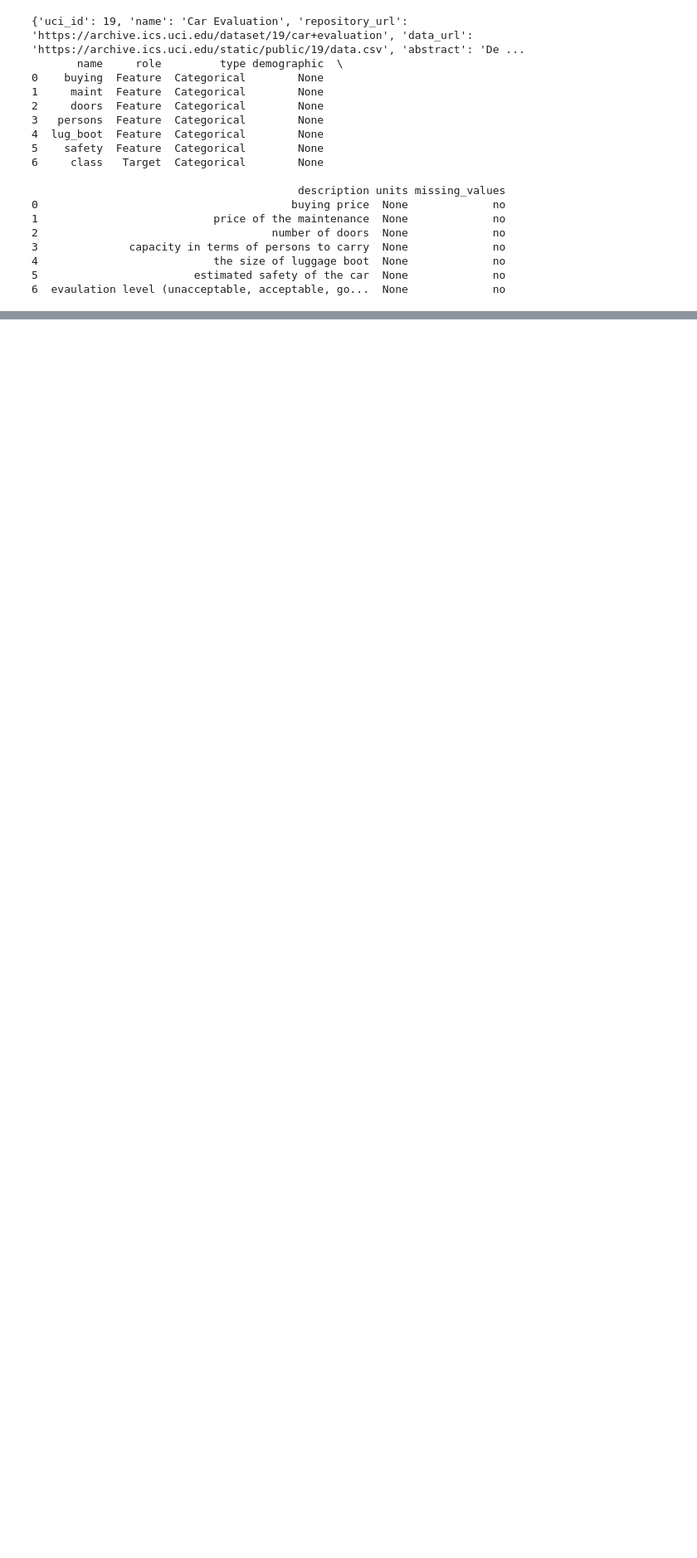
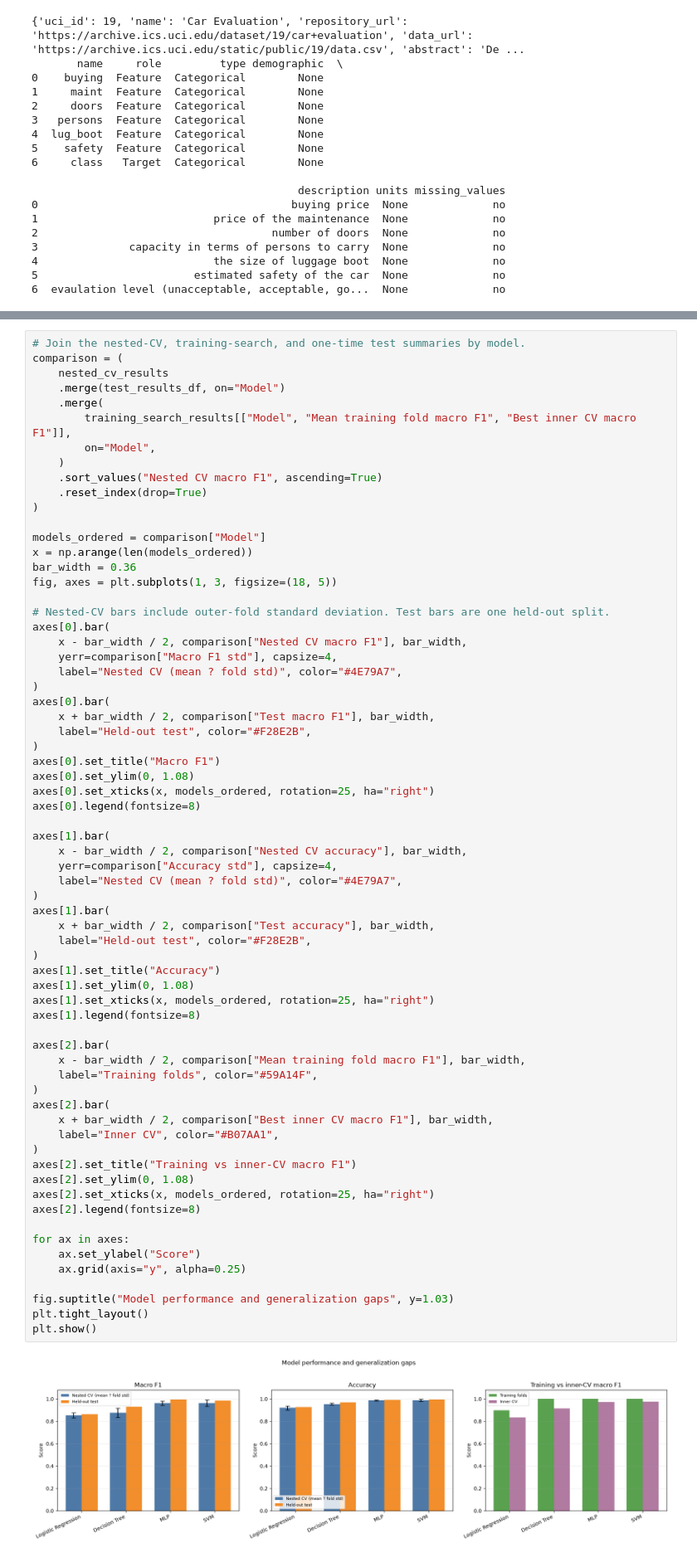
Before and after one commit to ghonilcloud/ML_Assignment_1, a Jupyter notebook: Classification/1.ipynb, the cells around one changed output, grey strips where cells are left out. Shown at 83% size. Drawn from its saved outputs; the diff is of its cells as text; blank space fills up the shorter version.

```diff
--- a/Classification/1.ipynb
+++ b/Classification/1.ipynb
@@ -371,0 +400,69 @@ This compares each classifier using all six original features with using the thr
+# %%
+# Join the nested-CV, training-search, and one-time test summaries by model.
+comparison = (
+    nested_cv_results
+    .merge(test_results_df, on="Model")
+    .merge(
+        training_search_results[["Model", "Mean training fold macro F1", "Best inner CV macro F1"]],
+        on="Model",
+    )
+    .sort_values("Nested CV macro F1", ascending=True)
+    .reset_index(drop=True)
+)
+
+models_ordered = comparison["Model"]
+x = np.arange(len(models_ordered))
+bar_width = 0.36
+fig, axes = plt.subplots(1, 3, figsize=(18, 5))
+
+# Nested-CV bars include outer-fold standard deviation. Test bars are one held-out split.
+axes[0].bar(
+    x - bar_width / 2, comparison["Nested CV macro F1"], bar_width,
+    yerr=comparison["Macro F1 std"], capsize=4,
+    label="Nested CV (mean ? fold std)", color="#4E79A7",
+)
+axes[0].bar(
+    x + bar_width / 2, comparison["Test macro F1"], bar_width,
+    label="Held-out test", color="#F28E2B",
+)
+axes[0].set_title("Macro F1")
+axes[0].set_ylim(0, 1.08)
+axes[0].set_xticks(x, models_ordered, rotation=25, ha="right")
+axes[0].legend(fontsize=8)
+
+axes[1].bar(
+    x - bar_width / 2, comparison["Nested CV accuracy"], bar_width,
+    yerr=comparison["Accuracy std"], capsize=4,
+    label="Nested CV (mean ? fold std)", color="#4E79A7",
+)
+axes[1].bar(
+    x + bar_width / 2, comparison["Test accuracy"], bar_width,
+    label="Held-out test", color="#F28E2B",
+)
+axes[1].set_title("Accuracy")
+axes[1].set_ylim(0, 1.08)
+axes[1].set_xticks(x, models_ordered, rotation=25, ha="right")
+axes[1].legend(fontsize=8)
+
+axes[2].bar(
+    x - bar_width / 2, comparison["Mean training fold macro F1"], bar_width,
+    label="Training folds", color="#59A14F",
+)
+axes[2].bar(
+    x + bar_width / 2, comparison["Best inner CV macro F1"], bar_width,
+    label="Inner CV", color="#B07AA1",
+)
+axes[2].set_title("Training vs inner-CV macro F1")
+axes[2].set_ylim(0, 1.08)
+axes[2].set_xticks(x, models_ordered, rotation=25, ha="right")
+axes[2].legend(fontsize=8)
+
+for ax in axes:
+    ax.set_ylabel("Score")
+    ax.grid(axis="y", alpha=0.25)
+
+fig.suptitle("Model performance and generalization gaps", y=1.03)
+plt.tight_layout()
+plt.show()
+# %% [output]
+[figure, added]
```
Also changed, not shown: parts of 30 cells of this notebook.
